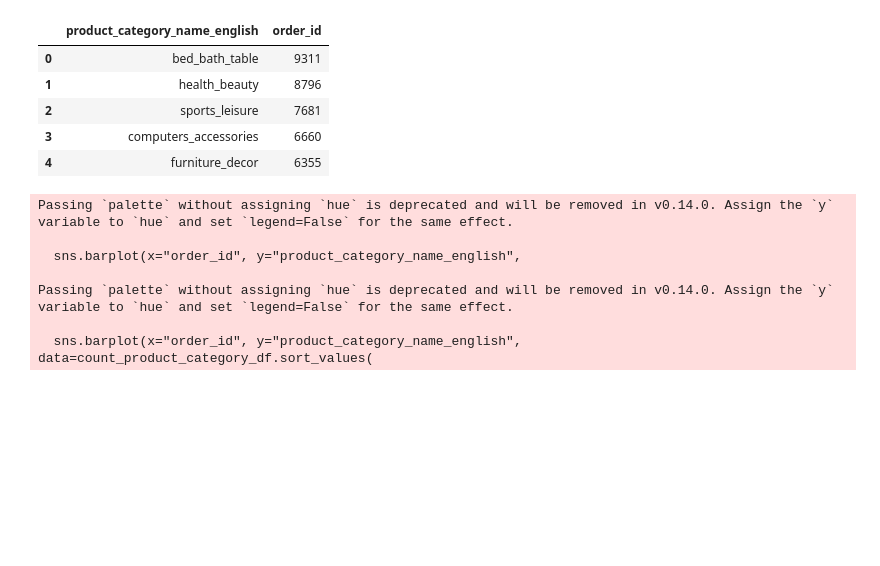
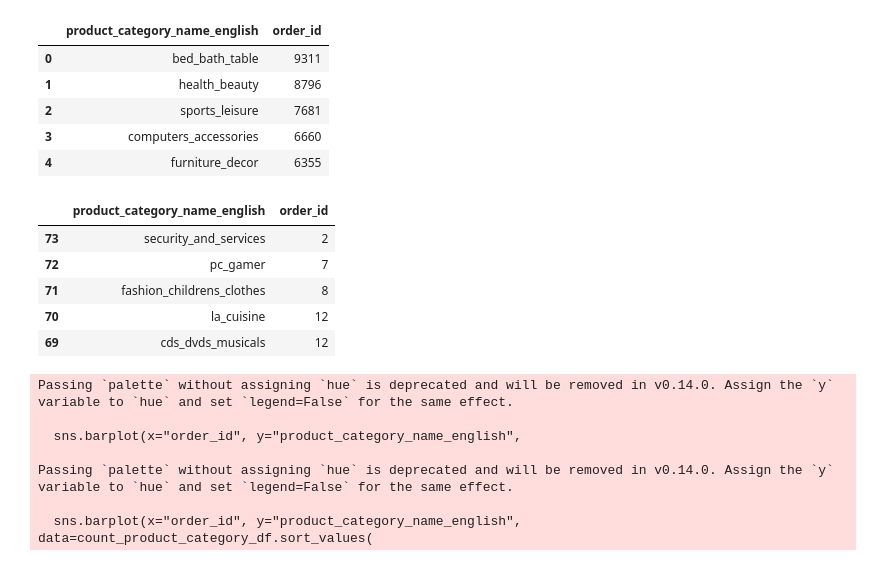
Before and after one commit to okawidhyartha/dicoding-analisis-python, a Jupyter notebook: Proyek_Analisis_Data.ipynb, the cells around one changed output. Cells and saved outputs as stored; diff of their text form; code cells hidden in the pictures; blank space fills up the shorter version.

```diff
--- a/Proyek_Analisis_Data.ipynb
+++ b/Proyek_Analisis_Data.ipynb
@@ -1498,6 +1493,16 @@ count_product_category_df.head()
 | 2 | sports_leisure | 7681 |
 | 3 | computers_accessories | 6660 |
 | 4 | furniture_decor | 6355 |
+# %%
+count_product_category_df.sort_values(
+    by="order_id", ascending=True).head()
+# %% [output]
+|  | product_category_name_english | order_id |
+| 73 | security_and_services | 2 |
+| 72 | pc_gamer | 7 |
+| 71 | fashion_childrens_clothes | 8 |
+| 70 | la_cuisine | 12 |
+| 69 | cds_dvds_musicals | 12 |
 # %%
 fig, ax = plt.subplots(nrows=1, ncols=2, figsize=(24, 8))
 colors = ["#72BCD4", "#D3D3D3", "#D3D3D3", "#D3D3D3", "#D3D3D3"]
```
Also changed, not shown: parts of 15 cells of this notebook.
